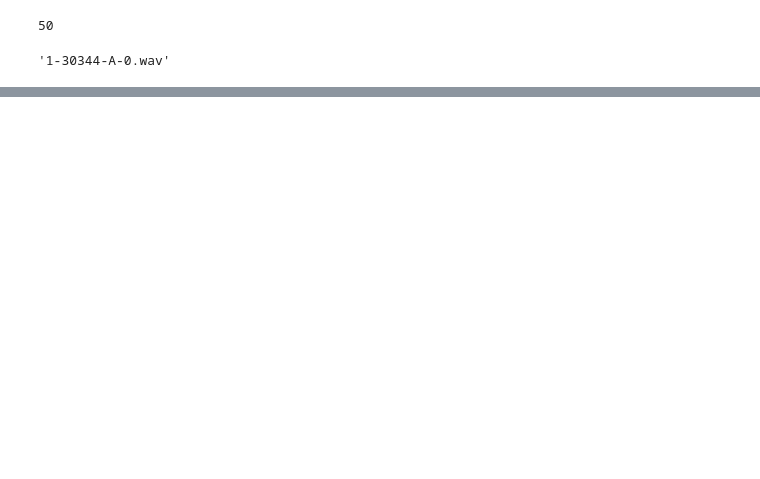
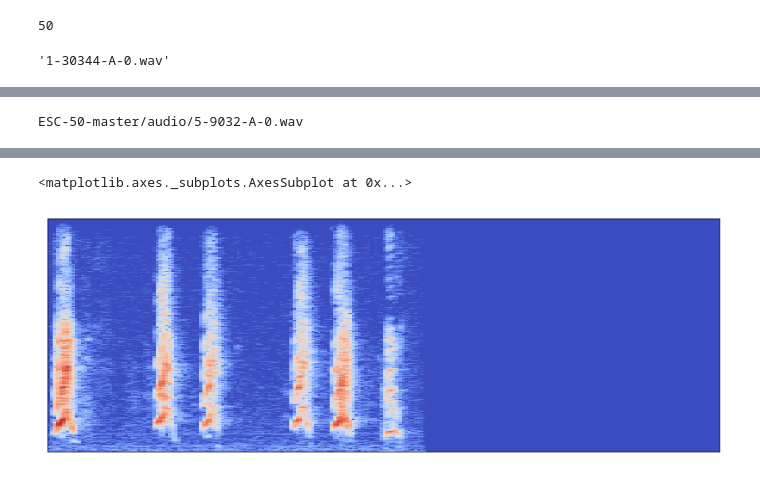
Before and after one commit to aquietlife/whisp, a Jupyter notebook: esc.ipynb, the cells around one changed output, grey strips where cells are left out. Drawn from its saved outputs; the diff is of its cells as text; code cells hidden in the pictures; blank space fills up the shorter version.

```diff
--- a/esc.ipynb
+++ b/esc.ipynb
@@ -75,10 +78,16 @@ dogs.values[3][0]
 # %% [output]
 '1-30344-A-0.wav'
 # %%
-for i, dog in enumerate(dogs.values):
+import time
+for i, dog in enumerate(dogs.values[:5]):
     dog_wav_path = "ESC-50-master/audio/" + dogs.values[i][0]
     print(dog_wav_path)
     ipd.display(ipd.Audio(url=dog_wav_path))
+    audio, sr = librosa.load(dog_wav_path)
+    X = librosa.stft(audio)
+    Xdb = librosa.amplitude_to_db(abs(X))
+    plt.figure(figsize=(14, 5))
+    ipd.display(librosa.display.specshow(Xdb, sr=sr, cmap='gray_r'))
 # %% [output]
 ESC-50-master/audio/1-100032-A-0.wav
 [interactive output not drawn]
@@ -95,0 +105,11 @@ ESC-50-master/audio/1-59513-A-0.wav
+# %%
+dog_wav_path = 'ESC-50-master/audio/5-9032-A-0.wav'
+print(dog_wav_path)
+ipd.display(ipd.Audio(url=dog_wav_path))
+audio, sr = librosa.load(dog_wav_path)
+X = librosa.stft(audio)
+Xdb = librosa.amplitude_to_db(abs(X))
+plt.figure(figsize=(14, 5))
+ipd.display(librosa.display.specshow(Xdb, sr=sr))
+# %% [output]
+ESC-50-master/audio/5-9032-A-0.wav
@@ -95,0 +117,2 @@ ESC-50-master/audio/1-59513-A-0.wav
+<matplotlib.axes._subplots.AxesSubplot at 0x...>
+[figure, added]
```
Also changed, not shown: parts of 9 cells of this notebook, 1 other file.
